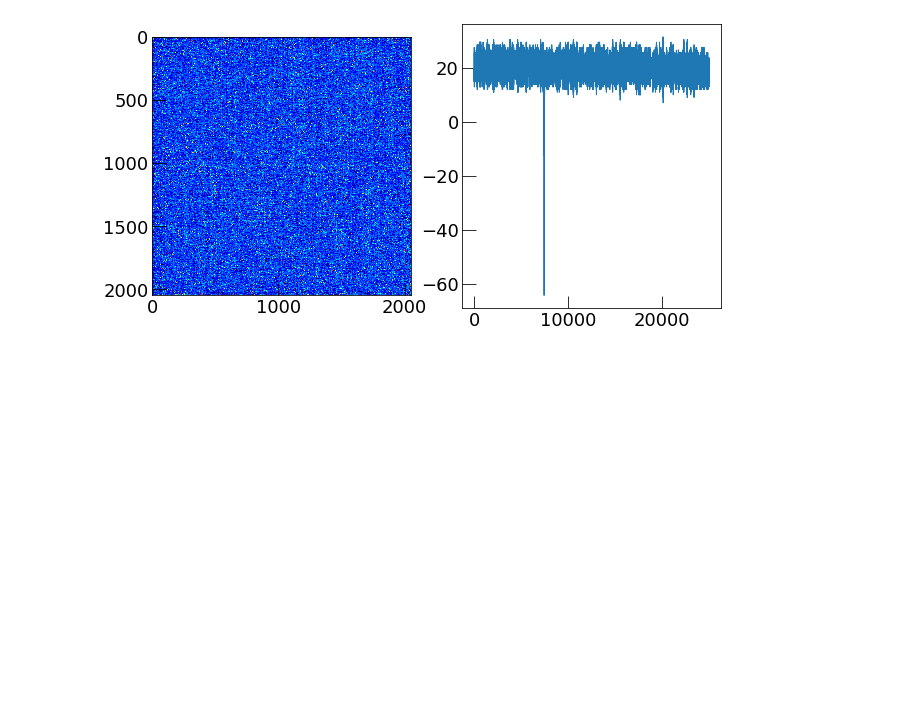
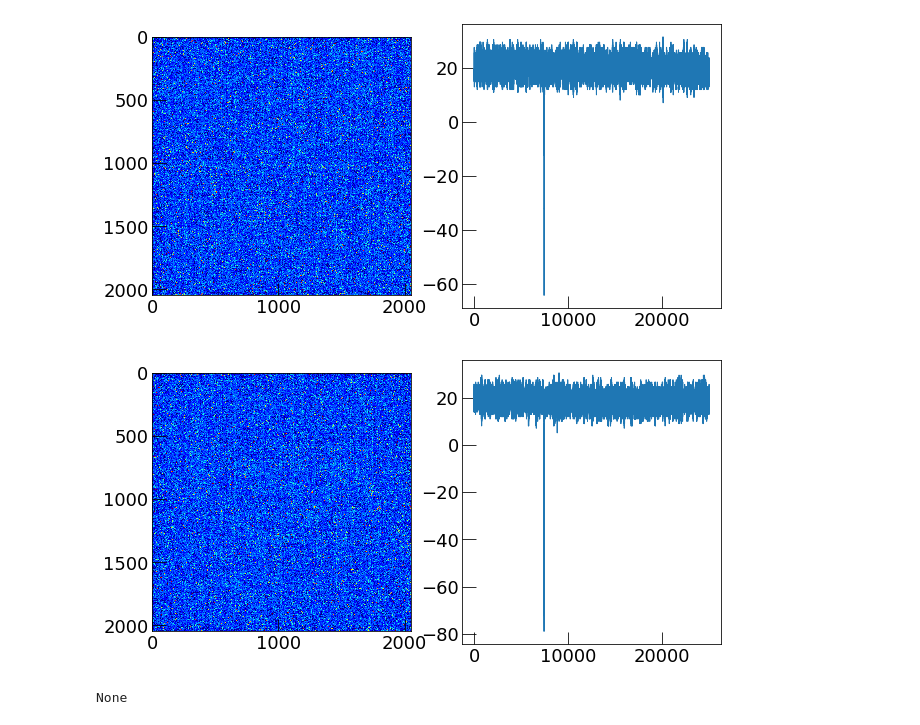
Before and after one commit to gmazzitelli/studenti, a Jupyter notebook: generate_DS_3D.ipynb, the cells around one changed output. Saved outputs shown, nothing was run; the diff lists cells and outputs as text; code cells hidden in the pictures; blank space fills up the shorter version.

```diff
--- a/generate_DS_3D.ipynb
+++ b/generate_DS_3D.ipynb
@@ -277,3 +259,39 @@ ax[1].plot(t,a)
 plt.show()
 # %% [output]
 [figure]
+# %%
+from IPython import display
+def TGraph2array(tgraph):
+  xl = []; yl = []
+  for i in range(tgraph.GetN()):
+      xi = ctypes.c_double(); yi = ctypes.c_double()
+      tgraph.GetPoint(i,xi,yi)
+      xl.append(xi.value)
+      yl.append(yi.value)
+  x = np.array(xl)
+  y = np.array(yl)
+  return x, y
+# mostra l'immagine iTr del file ... al volo (non possibile sula cloud ora)
+
+cy.set_atlas_style('long')
+f  = ROOT.TFile.Open('https://swift.cloud.infn.it:8080/v1/AUTH_1e60fe39fba04701aa5ffc0b97871ed8/Cygnus/Data/LAB/histograms_Run01856.root');
+pic, wfm = cy.root_TH2_name(f)
+max_image = len(pic)
+max_wfm = len(wfm)
+for iTr in range(0, max_image):
+    try:
+        fig, ax = plt.subplots (1,2, figsize=(10,5))
+        pic, wfm = cy.root_TH2_name(f)
+        #
+        image = rtnp.hist2array(f.Get(pic[iTr])).T
+        t,a = TGraph2array(f.Get(wfm[iTr]))
+        ax[0].imshow(image,  cmap="jet", vmin=95,vmax=120)
+        ax[1].plot(t,a)
+        display.display(plt.show())
+        display.clear_output(wait=True)
+        raw_input("Press Enter to continue...")
+    except KeyboardInterrupt:
+        break
+# %% [output]
+[figure, added]
+None
```
Also changed, not shown: parts of 1 cell of this notebook.
